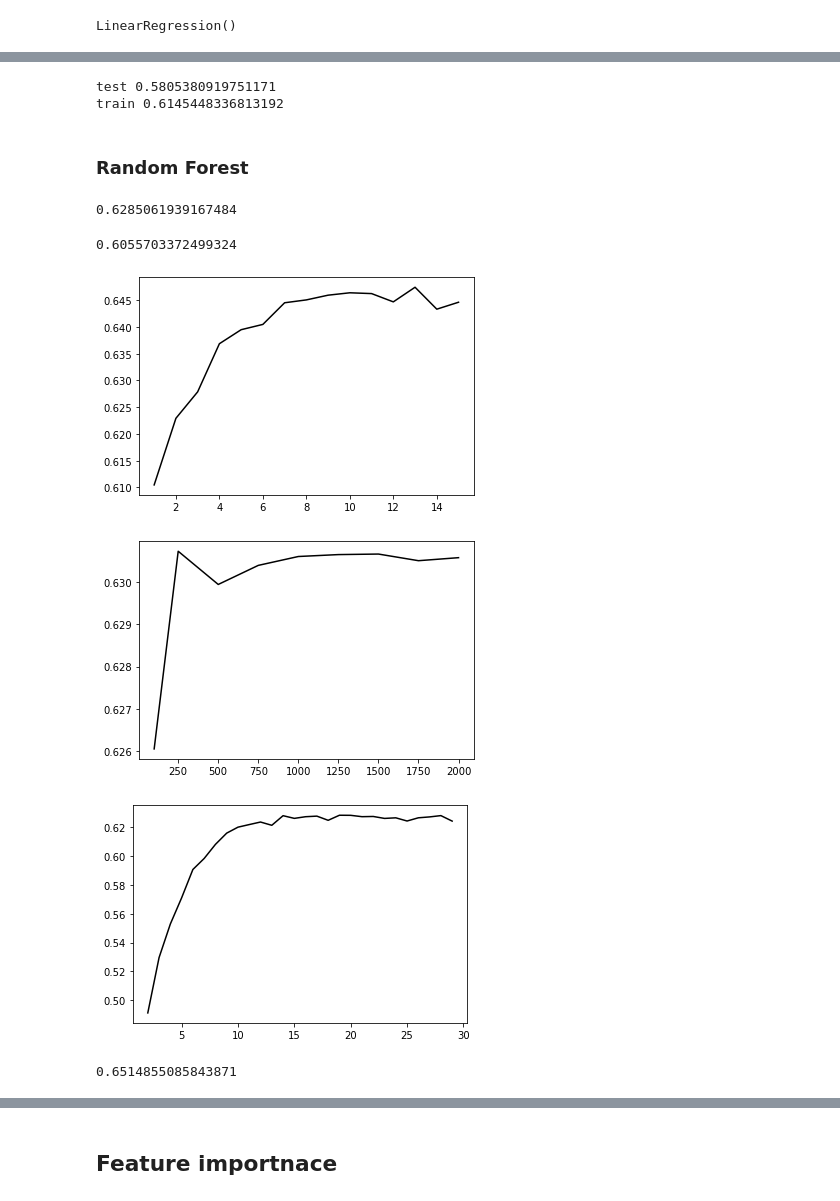
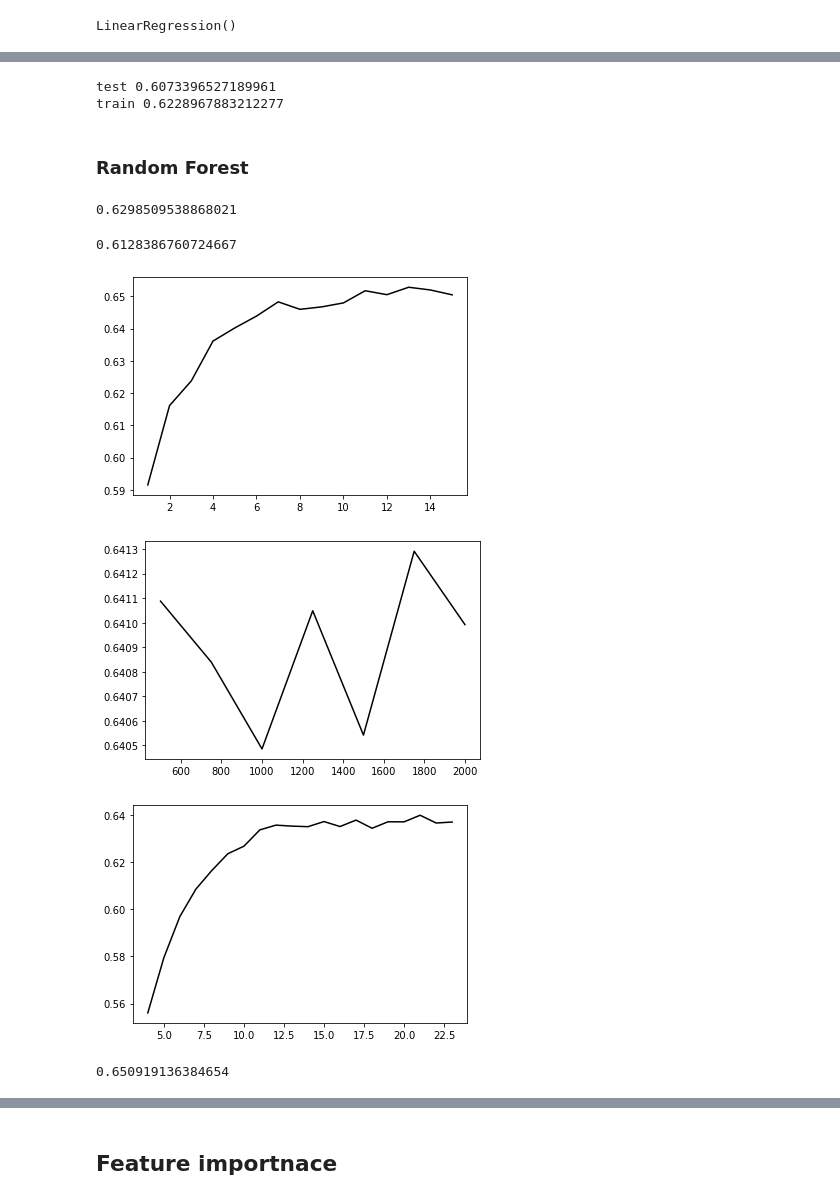
Before and after one commit to aabouie/Capstone_2, a Jupyter notebook: EDA_ML.ipynb, the cells around one changed output, grey strips where cells are left out. Drawn from its saved outputs; the diff is of its cells as text; code cells hidden in the pictures.

```diff
--- a/EDA_ML.ipynb
+++ b/EDA_ML.ipynb
@@ -57,9 +57,9 @@ columns_to_remove = ['scrape_id','last_scraped','neighbourhood_group_cleansed','
                      'picture_url','host_has_profile_pic','host_name','host_url','host_thumbnail_url','name',
                      'minimum_minimum_nights','maximum_minimum_nights','minimum_maximum_nights','maximum_maximum_nights',
                      'minimum_nights_avg_ntm','maximum_nights_avg_ntm','has_availability','host_picture_url',
-                     'number_of_reviews_l30d','number_of_reviews_ltm','calendar_last_scraped',
+                     'number_of_reviews_ltm','calendar_last_scraped',
                      'calculated_host_listings_count','calculated_host_listings_count_entire_homes','calculated_host_listings_count_private_rooms',
                      'calculated_host_listings_count_private_rooms','calculated_host_listings_count_shared_rooms','reviews_per_month',
-                     'neighbourhood','host_about',
-                     'latitude','longitude']
+                     'neighbourhood','host_about'
+                     ]
 df_listing.drop(columns_to_remove,axis=1,inplace=True)
@@ -354,7 +334,10 @@ df_listing.Timeframe.fillna(value=0,inplace=True)
 #df_listing.review_scores_rating.fillna(90,inplace=True)
 # %%
 df_listing.host_acceptance_rate = df_listing.host_acceptance_rate.replace('[%]','',regex=True).astype(float)
+
+df_scrape.cleaning_fee = df_scrape.cleaning_fee.replace('[$]','',regex=True).astype(float)
 # %%
 df_scrape.rename(columns={'link':'listing_url'},inplace=True)
 # %%
-df_listing = pd.merge(left=df_listing,right=df_scrape[['listing_url','cleaning_fee','service_fee','Final_score']],on='listing_url')
+df_listing = pd.merge(left=df_listing,right=df_scrape[['listing_url','cleanliness', 'Accuracy', 'Communication', 'Location',
+       'Checkin', 'Value', 'Final_score','cleaning_fee']],on='listing_url')
@@ -407,10 +357,12 @@ sns.heatmap(X_Corr.corr(),annot=True,cmap='BrBG');
 features =['host_is_superhost', 'host_listings_count',
            'host_total_listings_count',
            'accommodates', 'bedrooms', 'beds',
-           'minimum_nights', 'maximum_nights', 'availability_90',
-           'number_of_reviews', 'instant_bookable', 'Timeframe',
+           'minimum_nights', 'maximum_nights', 'availability_90','availability_365',
+           'number_of_reviews', 'number_of_reviews_l30d',
+           'instant_bookable', 'Timeframe',
            'room_type__Private_room',
-           'bathrooms', 'Final_score',
+           'bathrooms',
+           'cleanliness', 'Accuracy', 'Communication','Location', 'Checkin', 'Value','Final_score',
            'pool','tv','washer','dryer','balcony','entrance','bbq','hottub','singlelevelhome',
            'zipcode_78702', 'zipcode_78703', 'zipcode_78704', 'zipcode_78705',
            'zipcode_78712', 'zipcode_78717', 'zipcode_78719', 'zipcode_78721',
@@ -493,8 +445,8 @@ y_prediction = lasso.predict(X_test_s)
 print('test',r2_score(y_test,y_prediction))
 print('train',r2_score(y_train,lasso.predict(X_train_s)))
 # %% [output]
-test 0.5805380919751171
-train 0.6145448336813192
+test 0.6073396527189961
+train 0.6228967883212277
 # %% [markdown]
 ### Random Forest
 # %%
@@ -503,13 +455,13 @@ rf.fit(X_train,y_train)
 cross_val_score(rf,X_train,y_train,scoring='r2').mean()
 #r2_score(y_train,rf.predict(X_train))
 # %% [output]
-0.6285061939167484
+0.6298509538868021
 # %%
 y_predicted = rf.predict(X_test)
 # %%
 r2_score(y_test,y_predicted)
 # %% [output]
-0.6055703372499324
+0.6128386760724667
 # %%
 # Changing the number of features
 feature_range = list(range(1,16))
@@ -521,22 +473,22 @@ for i in feature_range:
 fig,ax = plt.subplots();
 ax.plot(feature_range,scores,color='k');
 # %% [output]
-[figure, old version]
+[figure, new version]
 # %%
 # Changing the number of trees
-trees_numbers =[100,250,500,750,1000,1250,1500,1750,2000]
+trees_numbers =[500,750,1000,1250,1500,1750,2000]
 scores=[]
 for number in trees_numbers:
     rf = RandomForestRegressor(n_estimators = number ,n_jobs=-1)
     score = cross_val_score(rf,X_train,y_train).mean()
     scores.append(score)
 fig,ax = plt.subplots();
 ax.plot(trees_numbers,scores,color='k');
 # %% [output]
-[figure, old version]
+[figure, new version]
 # %%
 # Changing the depth
-tree_depth = list(range(2,30))
+tree_depth = list(range(4,24))
 scores=[]
 for depth in tree_depth:
     rf = RandomForestRegressor(max_depth=depth,n_jobs=-1)
@@ -545,9 +497,9 @@ for depth in tree_depth:
 fig,ax = plt.subplots();
 ax.plot(tree_depth,scores,color='k');
 # %% [output]
-[figure, old version]
+[figure, new version]
 # %%
-rf = RandomForestRegressor(max_depth=15,n_estimators = 1250,max_features=10)
+rf = RandomForestRegressor(max_depth=15,n_estimators = 12500,max_features=10)
 cross_val_score(rf,X_train,y_train).mean()
 # %% [output]
-0.6514855085843871
+0.650919136384654
```
Also changed, not shown: parts of 19 cells of this notebook.
